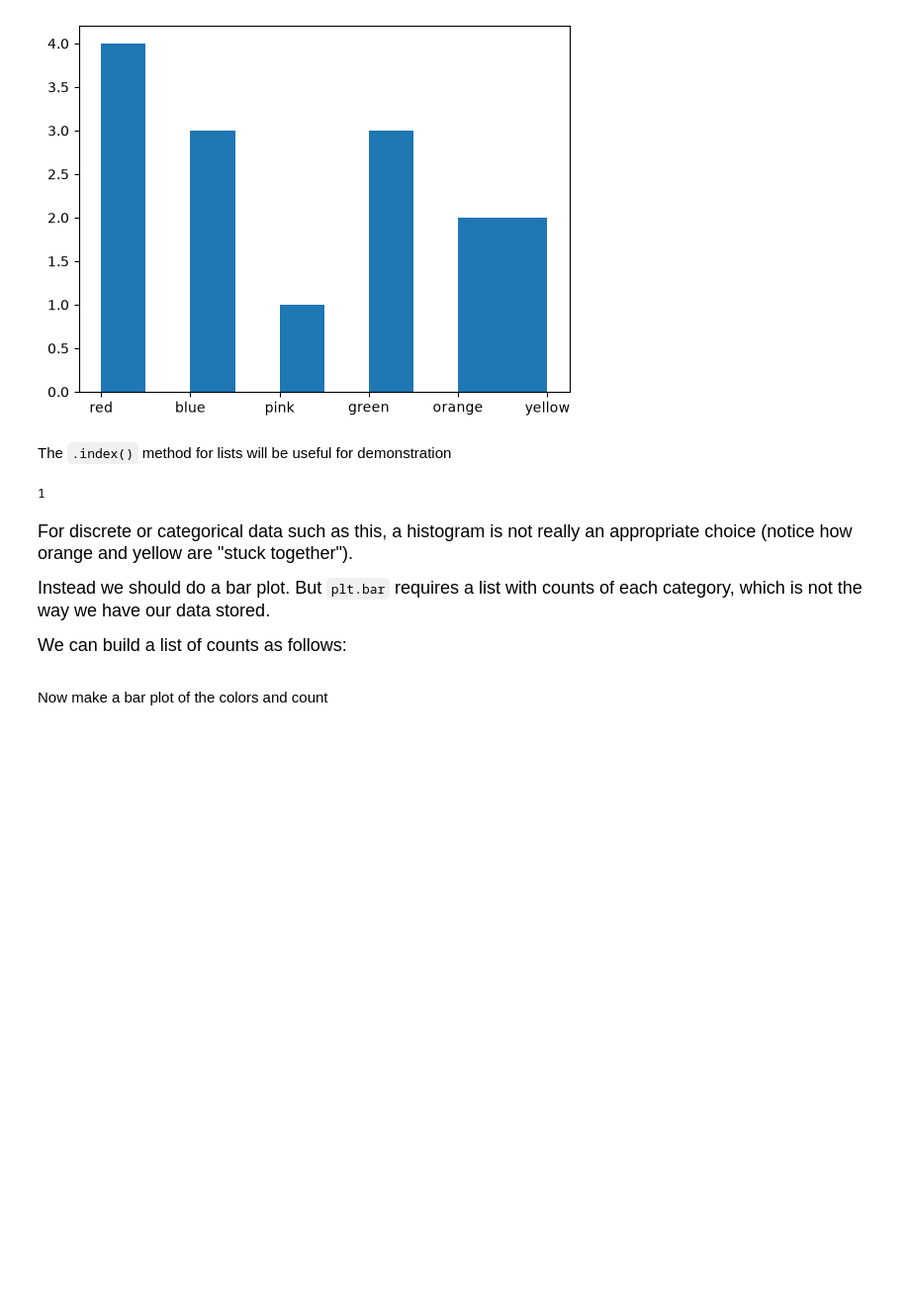
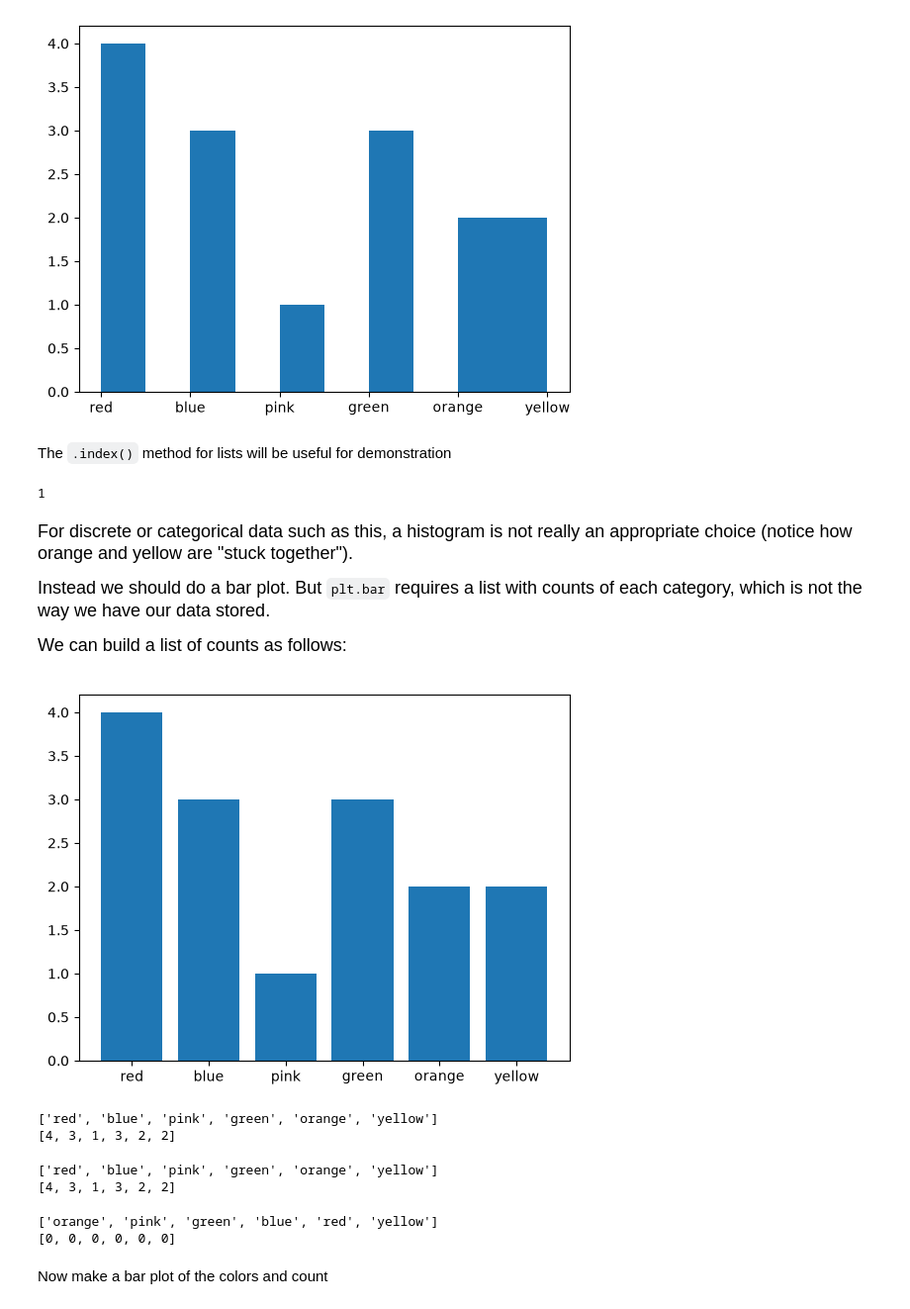
Before and after one commit to koeypan/datasci185fall2026, a Jupyter notebook: Lecture_08_Other_Compound_Data_Types/Lecture8 copy.ipynb, the cells around one changed output. Shown at 99% size. Drawn from its saved outputs; the diff is of its cells as text; code cells hidden in the pictures; blank space fills up the shorter version.

```diff
--- a/Lecture_08_Other_Compound_Data_Types/Lecture8 copy.ipynb
+++ b/Lecture_08_Other_Compound_Data_Types/Lecture8 copy.ipynb
@@ -344,3 +321,69 @@ print(count)
+# %%
+import matplotlib.pyplot as plt
+
+unique_colors = ["red", "blue", "pink", "green", "orange", "yellow"]
+
+counts = [4, 3, 1, 3, 2, 2]
+plt.bar(unique_colors, counts)
+plt.show()
+# %% [output]
+[figure, added]
+# %%
+favorite_colors = ["red", "red", "blue", "pink", "green", "orange", "orange", "yellow",
+                    "red", "green", "red", "blue", "blue", "yellow", "green"]
+
+unique_colors = []
+count = []
+
+for color in favorite_colors:
+    if color in unique_colors:
+       color_idx = unique_colors.index(color)
+       count[color_idx] += 1
+    else:
+        unique_colors.append(color)
+        count.append(1)
+
+
+
+print(unique_colors)
+print(count)
+# %% [output]
+['red', 'blue', 'pink', 'green', 'orange', 'yellow']
+[4, 3, 1, 3, 2, 2]
+# %%
+favorite_colors = ["red", "red", "blue", "pink", "green", "orange", "orange", "yellow",
+                    "red", "green", "red", "blue", "blue", "yellow", "green"]
+
+unique_colors = []
+count = []
+
+for color in favorite_colors:
+    if color in unique_colors:
+         color_idx = unique_colors.index(color)
+         count[color_idx] += 1
+    else:
+       unique_colors.append(color)
+       count.append(1)
+
+
+
+print(unique_colors)
+print(count)
+# %% [output]
+['red', 'blue', 'pink', 'green', 'orange', 'yellow']
+[4, 3, 1, 3, 2, 2]
+# %%
+favorite_colors = ["red", "red", "blue", "pink", "green", "orange", "orange", "yellow",
+                    "red", "green", "red", "blue", "blue", "yellow", "green"]
+
+unique_colors = list(set(favorite_colors))
+print(unique_colors)
+
+count = [0] * len(unique_colors)
+print(count)
+# %% [output]
+['orange', 'pink', 'green', 'blue', 'red', 'yellow']
+[0, 0, 0, 0, 0, 0]
 # %% [markdown]
 Now make a bar plot of the colors and count
 # %%
```
Also changed, not shown: parts of 31 cells of this notebook, 1 other file.
